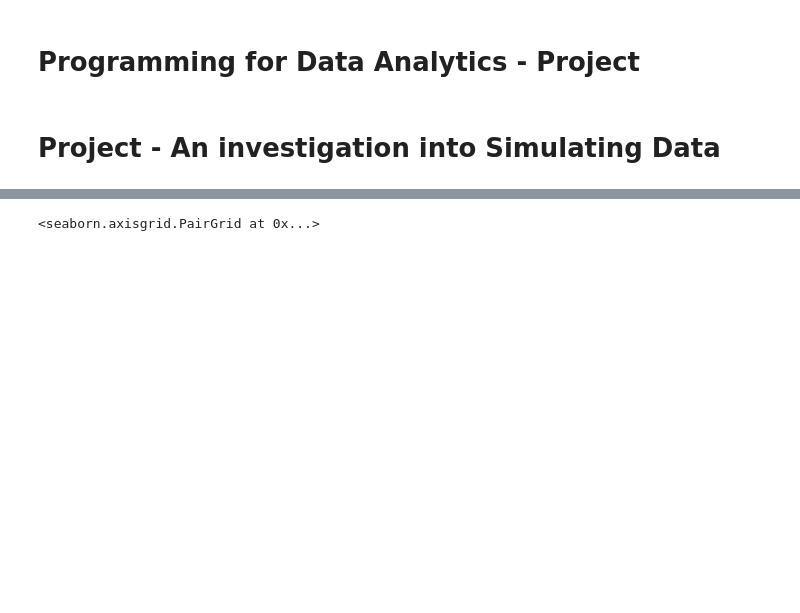
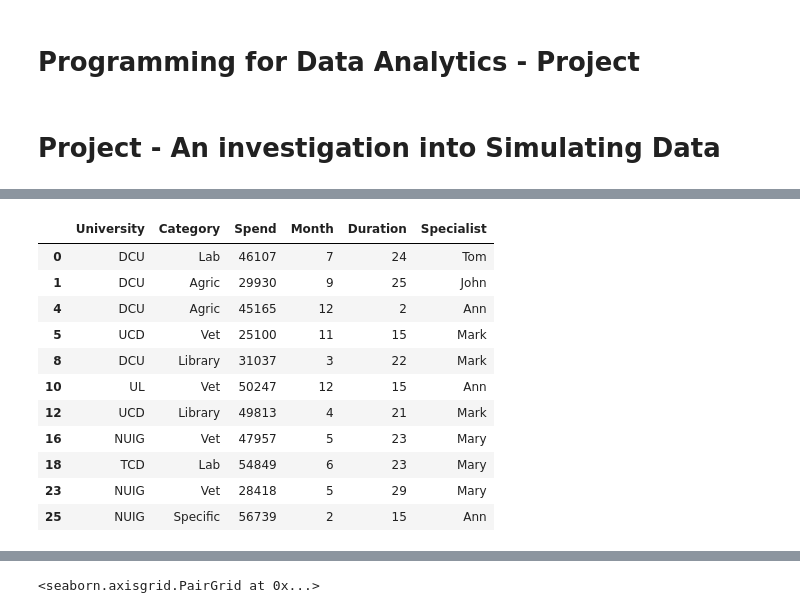
Before and after one commit to colettegallagher/simulating-data, a Jupyter notebook: Simulating Data.ipynb, the cells around one changed output, grey strips where cells are left out. Saved outputs shown, nothing was run; the diff lists cells and outputs as text; code cells hidden in the pictures; blank space fills up the shorter version.

```diff
--- a/Simulating Data.ipynb
+++ b/Simulating Data.ipynb
@@ -99,0 +117,15 @@ data[['University', 'Month']]
+# %%
+data_low
+# %% [output]
+|  | University | Category | Spend | Month | Duration | Specialist |
+| 0 | DCU | Lab | 46107 | 7 | 24 | Tom |
+| 1 | DCU | Agric | 29930 | 9 | 25 | John |
+| 4 | DCU | Agric | 45165 | 12 | 2 | Ann |
+| 5 | UCD | Vet | 25100 | 11 | 15 | Mark |
+| 8 | DCU | Library | 31037 | 3 | 22 | Mark |
+| 10 | UL | Vet | 50247 | 12 | 15 | Ann |
+| 12 | UCD | Library | 49813 | 4 | 21 | Mark |
+| 16 | NUIG | Vet | 47957 | 5 | 23 | Mary |
+| 18 | TCD | Lab | 54849 | 6 | 23 | Mary |
+| 23 | NUIG | Vet | 28418 | 5 | 29 | Mary |
+| 25 | NUIG | Specific | 56739 | 2 | 15 | Ann |
```
Also changed, not shown: parts of 16 cells of this notebook, 1 other file.
